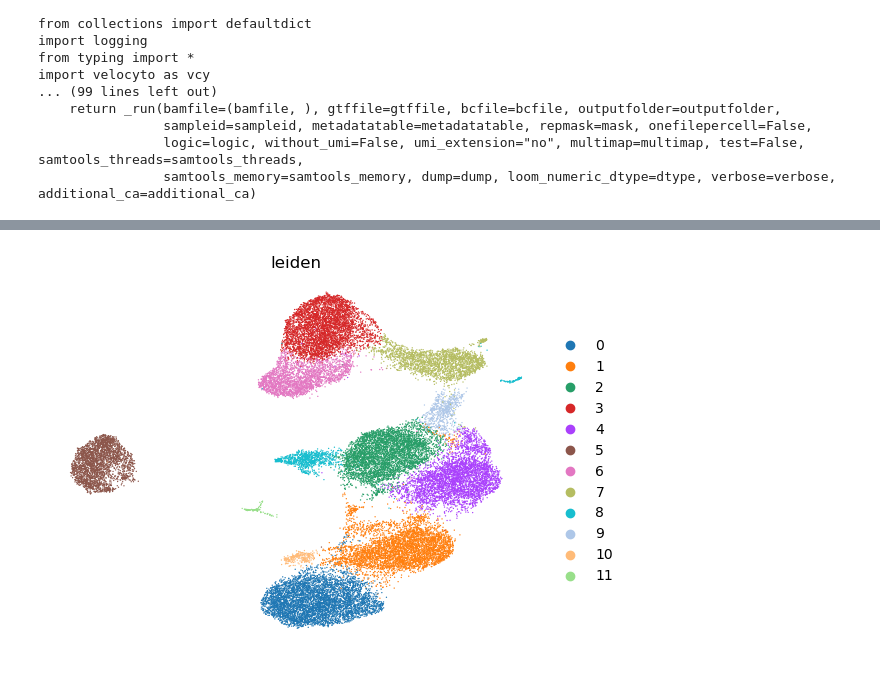
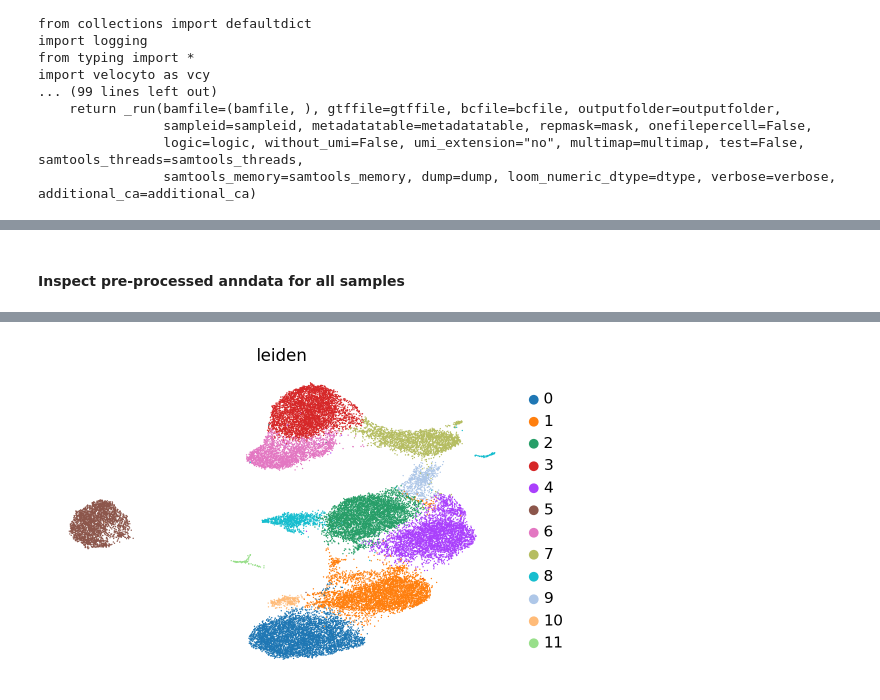
Before and after one commit to akanksha-sachan/B_Cell_States, a Jupyter notebook: py_scripts/rna_velocity/scvelo_pipeline.ipynb, the cells around one changed output, grey strips where cells are left out. Saved outputs shown, nothing was run; the diff lists cells and outputs as text; code cells hidden in the pictures.

```diff
--- a/py_scripts/rna_velocity/scvelo_pipeline.ipynb
+++ b/py_scripts/rna_velocity/scvelo_pipeline.ipynb
@@ -53,5 +58,9 @@ import sys
 # %%
-# load anndata objects
-data_dir = '/ocean/projects/cis240075p/asachan/datasets/B_Cell/multiome_1st_donor_UPMC_aggr/outs/'
-atac_path = os.path.join(data_dir, 'adata_aggregated_peak.leiden.h5ad')
-rna_path = os.path.join(data_dir, 'adata_aggregated_gene.leiden.h5ad')
+# data directory and files for pre-prared anndata
+data_dir_aggr = '/ocean/projects/cis240075p/asachan/datasets/B_Cell/multiome_1st_donor_UPMC_aggr/outs/'
+adata_atac_path = os.path.join(data_dir_aggr, 'adata_aggregated_peak.leiden.h5ad')
+adata_rna_path = os.path.join(data_dir_aggr, 'adata_aggregated_gene.leiden.h5ad')
+
+# data directory and files for velocyto outputs
+data_dir_vcy = '/ocean/projects/cis240075p/asachan/datasets/B_Cell/multiome_1st_donor_UPMC_day3_4/velocyto'
+loom_file = os.path.join(data_dir_vcy, 'multiome_1st_donor_UPMC_day3_4.loom')
@@ -71,4 +67,8 @@ AnnData object with n_obs × n_vars = 32418 × 23090
+# %% [markdown]
+#### Inspect pre-processed anndata for all samples
 # %%
+adata_rna = sc.read_h5ad(adata_rna_path)
+adata_rna
 #umap colors by both cell metadata and var.names (gene_names)
-sc.pl.umap(adata_rna, color=['leiden'], frameon=False) #save=True if you want to save the figure
+sc.pl.umap(adata_rna, color=['leiden'], frameon=False)
 # %% [output]
@@ -109 +75 @@ sc.pl.umap(adata_rna, color=['leiden'], frameon=False) #save=True if you want to
-[figure, old version]
+[figure, new version]
```
Also changed, not shown: parts of 12 cells of this notebook.
